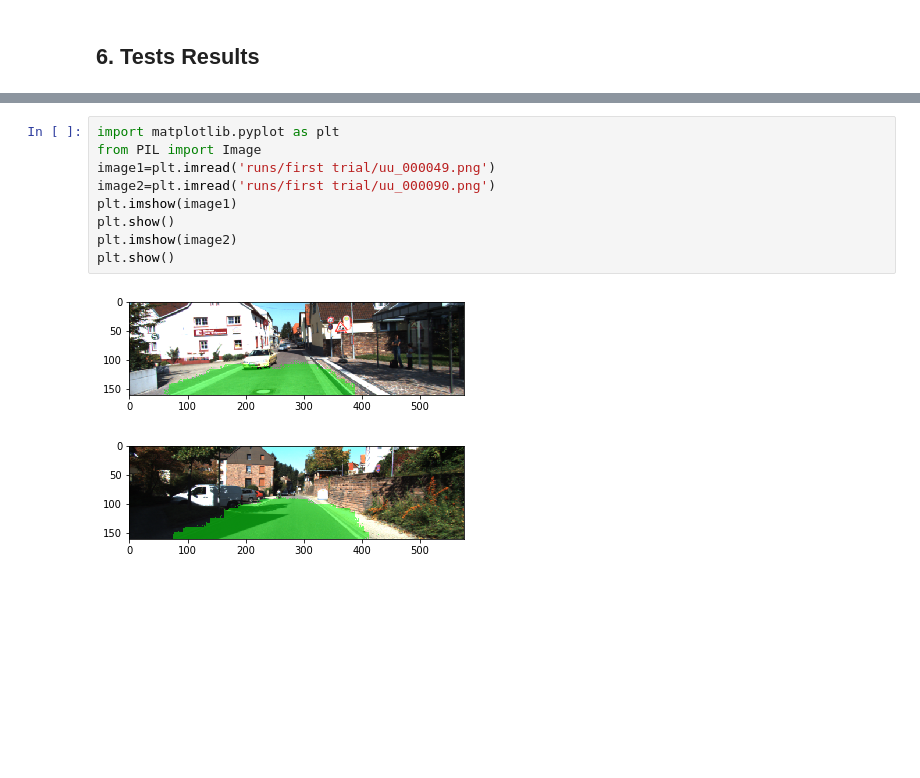
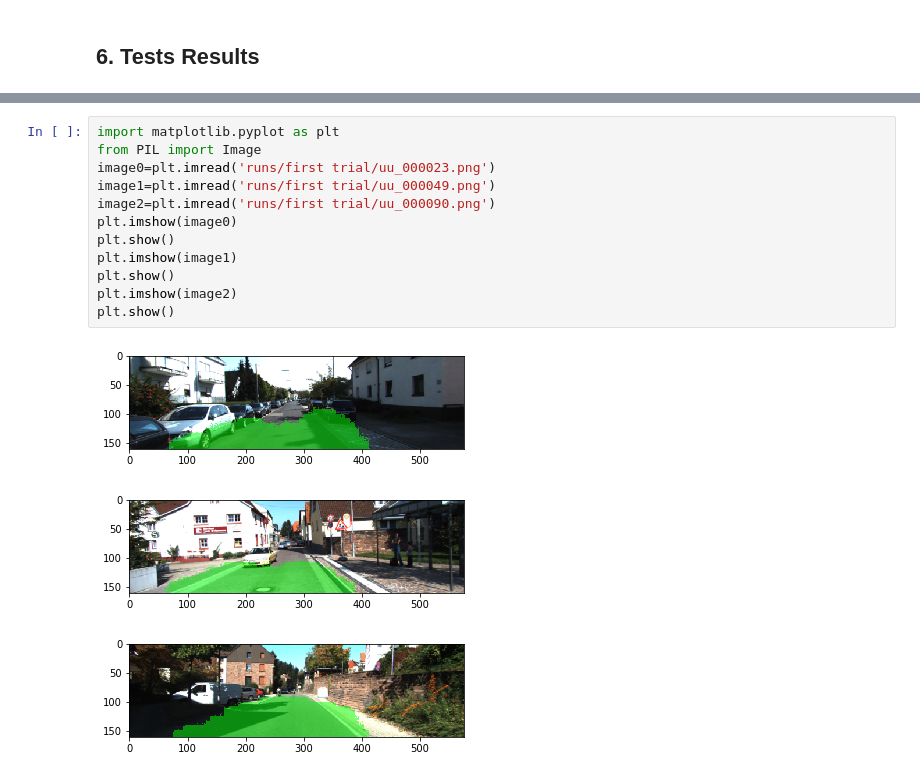
Before and after one commit to wanderly0501/Image-Segmentation-for-Road-Detection, a Jupyter notebook: Image Segmentation.ipynb, the cells around one changed output, grey strips where cells are left out. Saved outputs shown, nothing was run; the diff lists cells and outputs as text; blank space fills up the shorter version.

Commit message:
second trial

```diff
--- a/Image Segmentation.ipynb
+++ b/Image Segmentation.ipynb
@@ -119,12 +119,16 @@ tf.reset_default_graph()
 # %%
 import matplotlib.pyplot as plt
 from PIL import Image
+image0=plt.imread('runs/first trial/uu_000023.png')
 image1=plt.imread('runs/first trial/uu_000049.png')
 image2=plt.imread('runs/first trial/uu_000090.png')
+plt.imshow(image0)
+plt.show()
 plt.imshow(image1)
 plt.show()
 plt.imshow(image2)
 plt.show()
 # %% [output]
-[figure, old version]
+[figure, new version]
-[figure, old version]
+[figure, new version]
+[figure, added]
```
Also changed, not shown: parts of 5 cells of this notebook, 4 other files.
